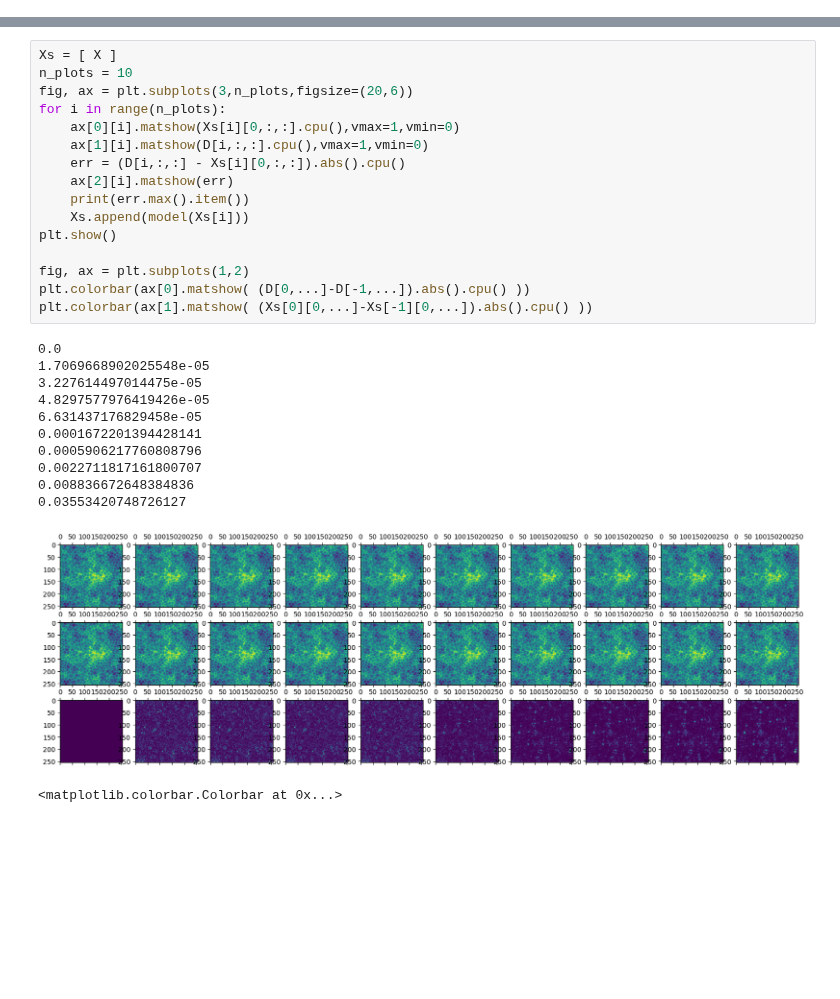
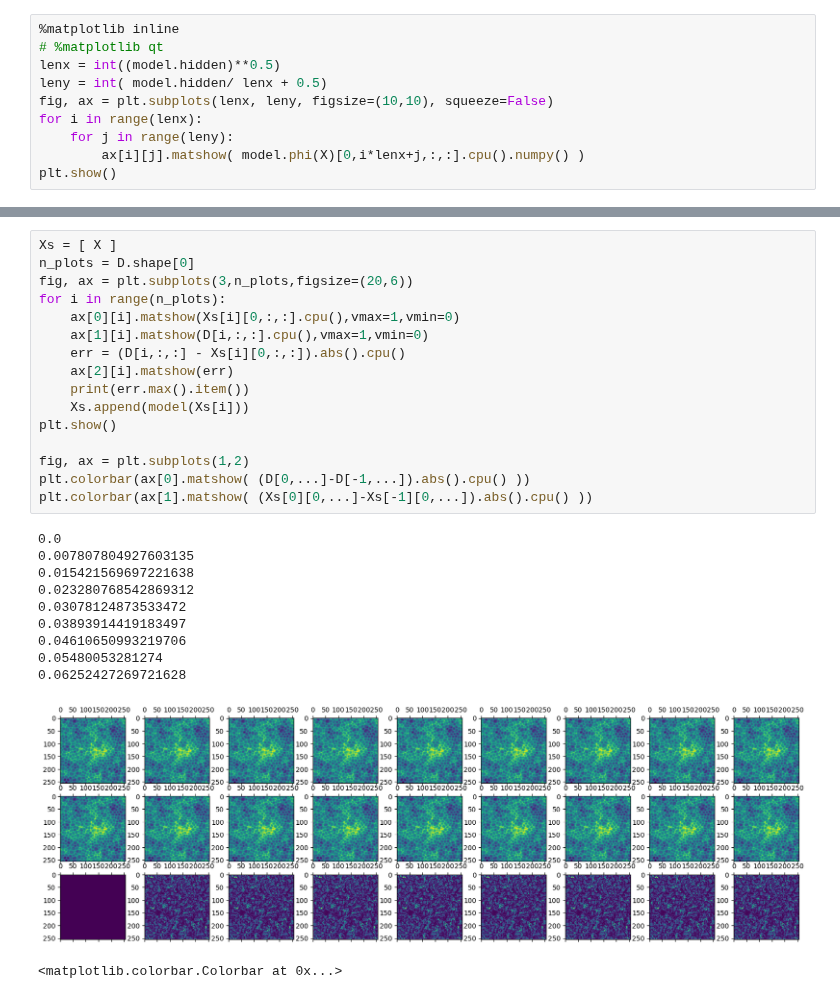
Before and after one commit to graps1/ELM-PDEs, a Jupyter notebook: ks2d/ks2d_dimensionless.ipynb, the cells around one changed output, grey strips where cells are left out. Drawn from its saved outputs; the diff is of its cells as text; blank space fills up the shorter version.

```diff
--- a/ks2d/ks2d_dimensionless.ipynb
+++ b/ks2d/ks2d_dimensionless.ipynb
@@ -228,0 +226,10 @@ plt.show()
+# %%
+%matplotlib inline
+# %matplotlib qt
+lenx = int((model.hidden)**0.5)
+leny = int( model.hidden/ lenx + 0.5)
+fig, ax = plt.subplots(lenx, leny, figsize=(10,10), squeeze=False)
+for i in range(lenx):
+    for j in range(leny):
+        ax[i][j].matshow( model.phi(X)[0,i*lenx+j,:,:].cpu().numpy() )
+plt.show()
@@ -261,29 +269,28 @@ plt.show()
 # %%
 Xs = [ X ]
-n_plots = 10
+n_plots = D.shape[0]
 fig, ax = plt.subplots(3,n_plots,figsize=(20,6))
 for i in range(n_plots):
     ax[0][i].matshow(Xs[i][0,:,:].cpu(),vmax=1,vmin=0)
     ax[1][i].matshow(D[i,:,:].cpu(),vmax=1,vmin=0)
     err = (D[i,:,:] - Xs[i][0,:,:]).abs().cpu()
     ax[2][i].matshow(err)
     print(err.max().item())
     Xs.append(model(Xs[i]))
 plt.show()
 
 fig, ax = plt.subplots(1,2)
 plt.colorbar(ax[0].matshow( (D[0,...]-D[-1,...]).abs().cpu() ))
 plt.colorbar(ax[1].matshow( (Xs[0][0,...]-Xs[-1][0,...]).abs().cpu() ))
 # %% [output]
 0.0
-1.7069668902025548e-05
-3.227614497014475e-05
-4.8297577976419426e-05
-6.631437176829458e-05
-0.0001672201394428141
-0.0005906217760808796
-0.0022711817161800707
-0.008836672648384836
-0.03553420748726127
+0.007807804927603135
+0.015421569697221638
+0.023280768542869312
+0.03078124873533472
+0.03893914419183497
+0.04610650993219706
+0.05480053281274
+0.06252427269721628
-[figure, old version]
+[figure, new version]
 <matplotlib.colorbar.Colorbar at 0x...>
```
Also changed, not shown: parts of 6 cells of this notebook, 4 other files.
